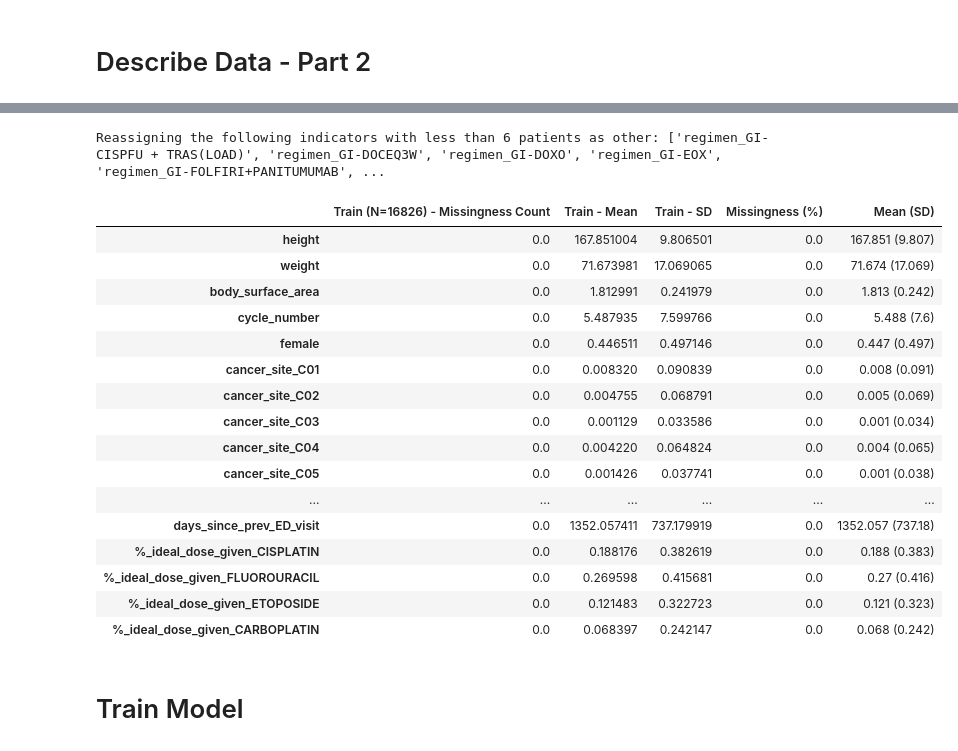
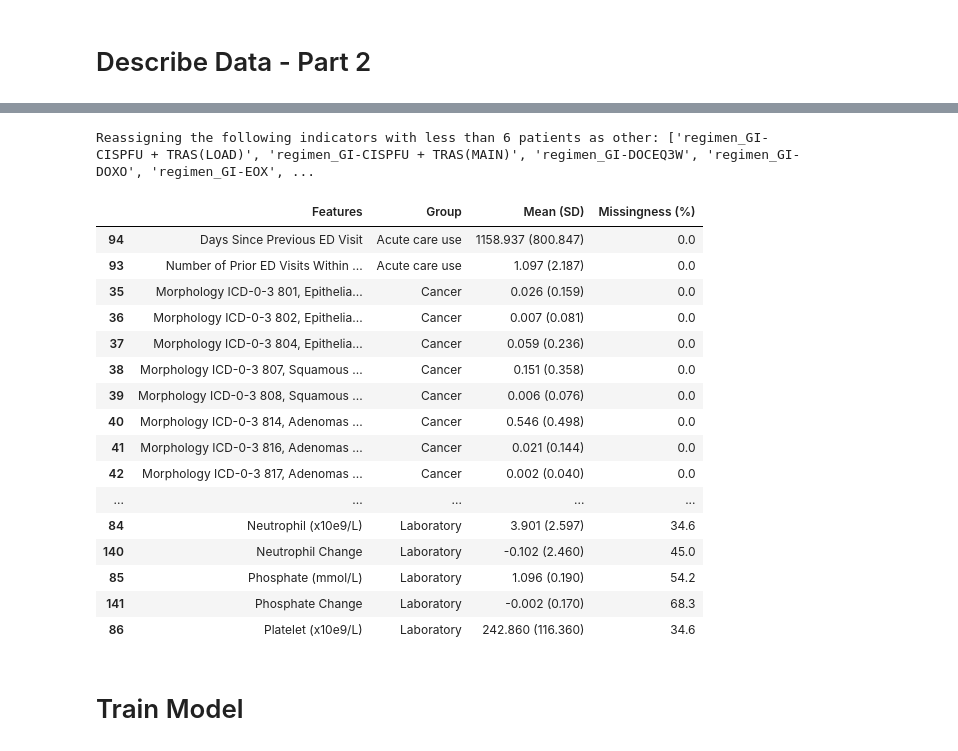
Before and after one commit to ml4oncology/PredUCE, a Jupyter notebook: notebooks/Symptom.ipynb, the cells around one changed output, grey strips where cells are left out. Cells and saved outputs as stored; diff of their text form; code cells hidden in the pictures.

```diff
--- a/notebooks/Symptom.ipynb
+++ b/notebooks/Symptom.ipynb
@@ -55,5 +66,5 @@ df = convert_to_binary_symptom_labels(df)
 # %%
-# Filter out sessions without any labels
+# filter out sessions without any labels
 target_cols = 'target_' + pd.Index(symp_cols) + '_change'
-df = drop_samples_with_no_targets(df, target_cols, missing_val=-1)
+df = drop_samples_with_no_targets(df, target_cols)
 # %% [output]
@@ -65,0 +77,3 @@ df = drop_samples_outside_study_date(df)
+# %%
+# drop drug features that were never used
+df = drop_unused_drug_features(df)
@@ -97,7 +114,8 @@ get_nmissing(df)
 df = fill_missing_data(df)
 
 # drop features with high missingness
-df = drop_highly_missing_features(df, missing_thresh=80)
+keep_cols = df.columns[df.columns.str.contains('target_')]
+df = drop_highly_missing_features(df, missing_thresh=75, keep_cols=keep_cols)
 
 # create missingness features
 df = get_missingness_features(df)
@@ -111,6 +129,6 @@ df = collapse_rare_categories(df, catcols=['cancer_site', 'morphology'])
 # %%
-X, Y, metainfo = symptom_prep_pipeline(df)
+X, Y, metainfo = symptom_prep_pipeline(df, split_date='2017-10-01', target_pt_increases=target_pt_increases)
 # clean up Y
-Y = Y[[col for col in Y.columns if col.endswith('change')]]
-for substr in ['target_', 'esas_', '_change']: Y.columns = Y.columns.str.replace(substr, '')
+Y = Y[[col for col in Y.columns if col.endswith('pt_change')]]
+for substr in ['target_', 'esas_']: Y.columns = Y.columns.str.replace(substr, '')
 # %% [output]
@@ -193,29 +225,28 @@ get_label_distribution(Y, metainfo, with_respect_to='patients')
 # %%
 # Feature Characteristics
 prep = PrepData()
-x = prep.ohe.encode(df.copy(), verbose=False) # get original (non-normalized, non-imputed) data one-hot encoded
-cols = [col for col in x.columns if not (col in metainfo.columns or col.startswith('target'))]
-x = x.loc[X_train.index, cols]
-feature_summary(x, save_dir='result/tables').head(100)
+x = prep.ohe.encode(df.loc[X_train.index].copy(), verbose=False) # get original (non-normalized, non-imputed) data one-hot encoded
+x = x[[col for col in x.columns if not (col in metainfo.columns or col.startswith('target'))]]
+feature_summary(x, save_path='result/tables/feature_summary.csv').head(100)
 # %% [output]
-Reassigning the following indicators with less than 6 patients as other: ['regimen_GI-CISPFU + TRAS(LOAD)', 'regimen_GI-DOCEQ3W', 'regimen_GI-DOXO', 'regimen_GI-EOX', 'regimen_GI-FOLFIRI+PANITUMUMAB', ...
+Reassigning the following indicators with less than 6 patients as other: ['regimen_GI-CISPFU + TRAS(LOAD)', 'regimen_GI-CISPFU + TRAS(MAIN)', 'regimen_GI-DOCEQ3W', 'regimen_GI-DOXO', 'regimen_GI-EOX', ...
-|  | Train (N=16826) - Missingness Count | Train - Mean | Train - SD | Missingness (%) | Mean (SD) |
-| height | 0.0 | 167.851004 | 9.806501 | 0.0 | 167.851 (9.807) |
-| weight | 0.0 | 71.673981 | 17.069065 | 0.0 | 71.674 (17.069) |
-| body_surface_area | 0.0 | 1.812991 | 0.241979 | 0.0 | 1.813 (0.242) |
-| cycle_number | 0.0 | 5.487935 | 7.599766 | 0.0 | 5.488 (7.6) |
-| female | 0.0 | 0.446511 | 0.497146 | 0.0 | 0.447 (0.497) |
-| cancer_site_C01 | 0.0 | 0.008320 | 0.090839 | 0.0 | 0.008 (0.091) |
-| cancer_site_C02 | 0.0 | 0.004755 | 0.068791 | 0.0 | 0.005 (0.069) |
-| cancer_site_C03 | 0.0 | 0.001129 | 0.033586 | 0.0 | 0.001 (0.034) |
-| cancer_site_C04 | 0.0 | 0.004220 | 0.064824 | 0.0 | 0.004 (0.065) |
-| cancer_site_C05 | 0.0 | 0.001426 | 0.037741 | 0.0 | 0.001 (0.038) |
-| ... | ... | ... | ... | ... | ... |
-| days_since_prev_ED_visit | 0.0 | 1352.057411 | 737.179919 | 0.0 | 1352.057 (737.18) |
-| %_ideal_dose_given_CISPLATIN | 0.0 | 0.188176 | 0.382619 | 0.0 | 0.188 (0.383) |
-| %_ideal_dose_given_FLUOROURACIL | 0.0 | 0.269598 | 0.415681 | 0.0 | 0.27 (0.416) |
-| %_ideal_dose_given_ETOPOSIDE | 0.0 | 0.121483 | 0.322723 | 0.0 | 0.121 (0.323) |
-| %_ideal_dose_given_CARBOPLATIN | 0.0 | 0.068397 | 0.242147 | 0.0 | 0.068 (0.242) |
+|  | Features | Group | Mean (SD) | Missingness (%) |
+| 94 | Days Since Previous ED Visit | Acute care use | 1158.937 (800.847) | 0.0 |
+| 93 | Number of Prior ED Visits Within ... | Acute care use | 1.097 (2.187) | 0.0 |
+| 35 | Morphology ICD-0-3 801, Epithelia... | Cancer | 0.026 (0.159) | 0.0 |
+| 36 | Morphology ICD-0-3 802, Epithelia... | Cancer | 0.007 (0.081) | 0.0 |
+| 37 | Morphology ICD-0-3 804, Epithelia... | Cancer | 0.059 (0.236) | 0.0 |
+| 38 | Morphology ICD-0-3 807, Squamous ... | Cancer | 0.151 (0.358) | 0.0 |
+| 39 | Morphology ICD-0-3 808, Squamous ... | Cancer | 0.006 (0.076) | 0.0 |
+| 40 | Morphology ICD-0-3 814, Adenomas ... | Cancer | 0.546 (0.498) | 0.0 |
+| 41 | Morphology ICD-0-3 816, Adenomas ... | Cancer | 0.021 (0.144) | 0.0 |
+| 42 | Morphology ICD-0-3 817, Adenomas ... | Cancer | 0.002 (0.040) | 0.0 |
+| ... | ... | ... | ... | ... |
+| 84 | Neutrophil (x10e9/L) | Laboratory | 3.901 (2.597) | 34.6 |
+| 140 | Neutrophil Change | Laboratory | -0.102 (2.460) | 45.0 |
+| 85 | Phosphate (mmol/L) | Laboratory | 1.096 (0.190) | 54.2 |
+| 141 | Phosphate Change | Laboratory | -0.002 (0.170) | 68.3 |
+| 86 | Platelet (x10e9/L) | Laboratory | 242.860 (116.360) | 34.6 |
 # %% [markdown]
 # Train Model
 # %%
```
Also changed, not shown: parts of 22 cells of this notebook, 10 other files.
